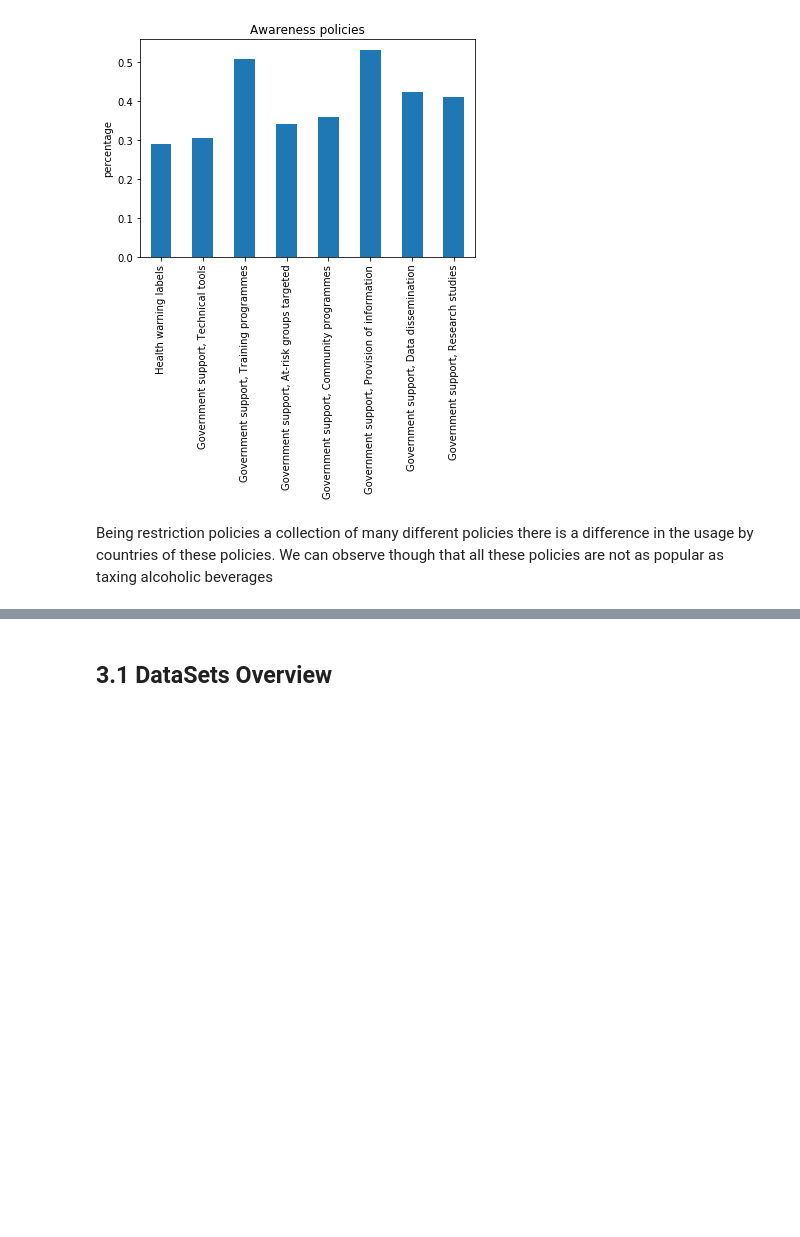
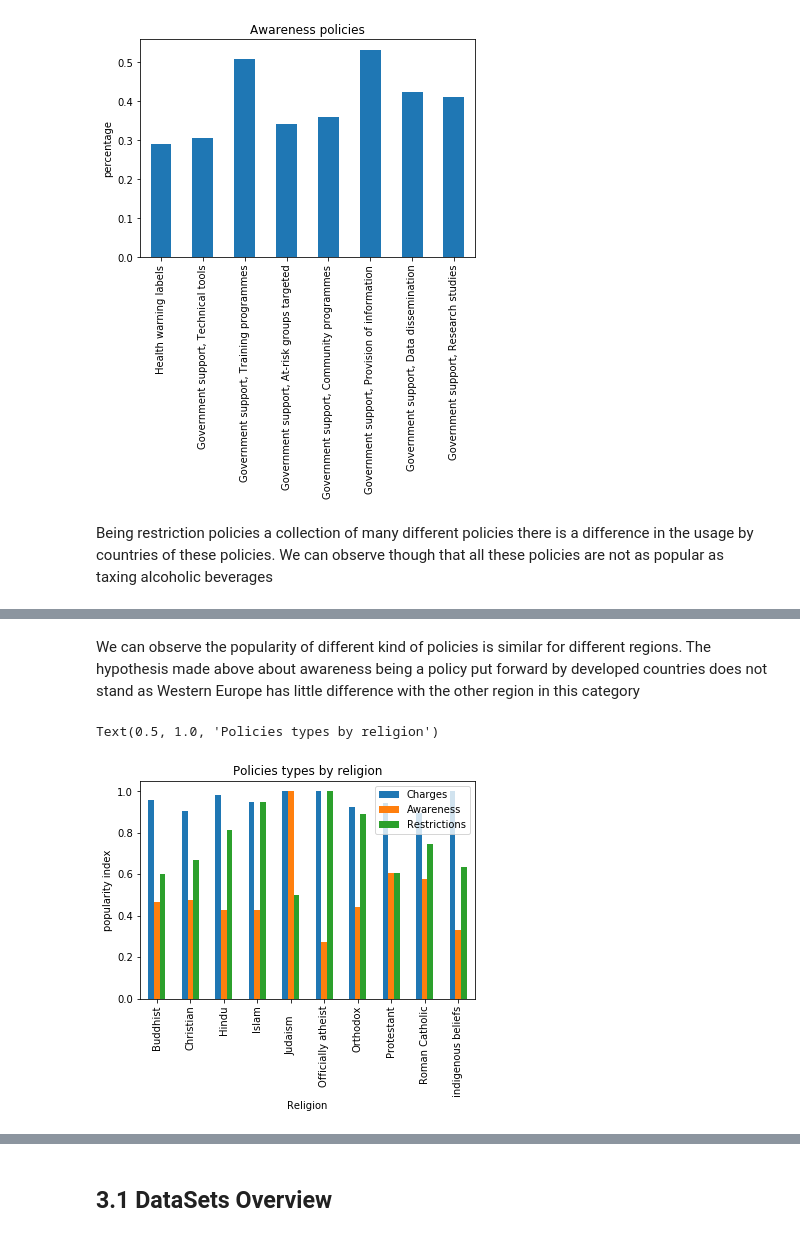
Before and after one commit to TomasTurner/Notorious_ADA_Projet_2019, a Jupyter notebook: final_notebook.ipynb, the cells around one changed output, grey strips where cells are left out. Saved outputs shown, nothing was run; the diff lists cells and outputs as text; code cells hidden in the pictures; blank space fills up the shorter version.

```diff
--- a/final_notebook.ipynb
+++ b/final_notebook.ipynb
@@ -488,0 +510,10 @@ Being restriction policies a collection of many different policies there is a di
+# %% [markdown]
+We can observe the popularity of different kind of policies is similar for different regions. The hypothesis made above about awareness being a policy put forward by developed countries does not stand as Western Europe has little difference with the other region in this category
+# %%
+mean_by_religion = hierarchy.groupby('Religion').mean()
+mean_by_religion.plot(kind= 'bar')
+plt.ylabel('popularity index')
+plt.title('Policies types by religion')
+# %% [output]
+Text(0.5, 1.0, 'Policies types by religion')
+[figure, added]
```
Also changed, not shown: parts of 10 cells of this notebook, 1 other file.
